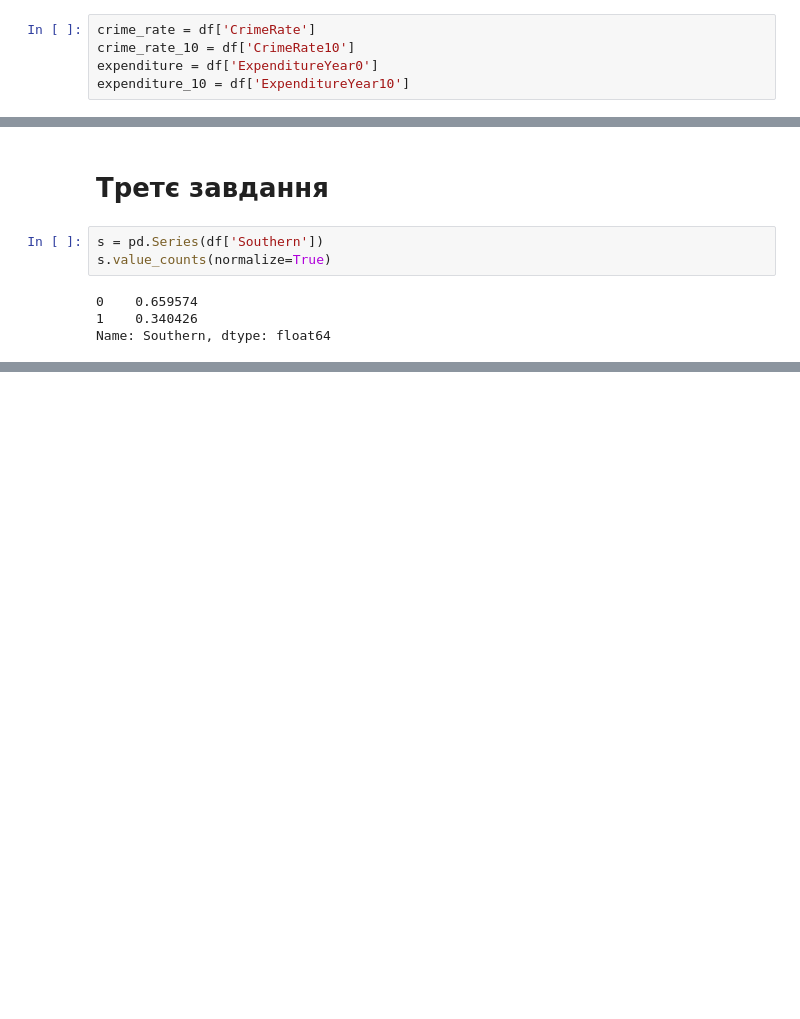
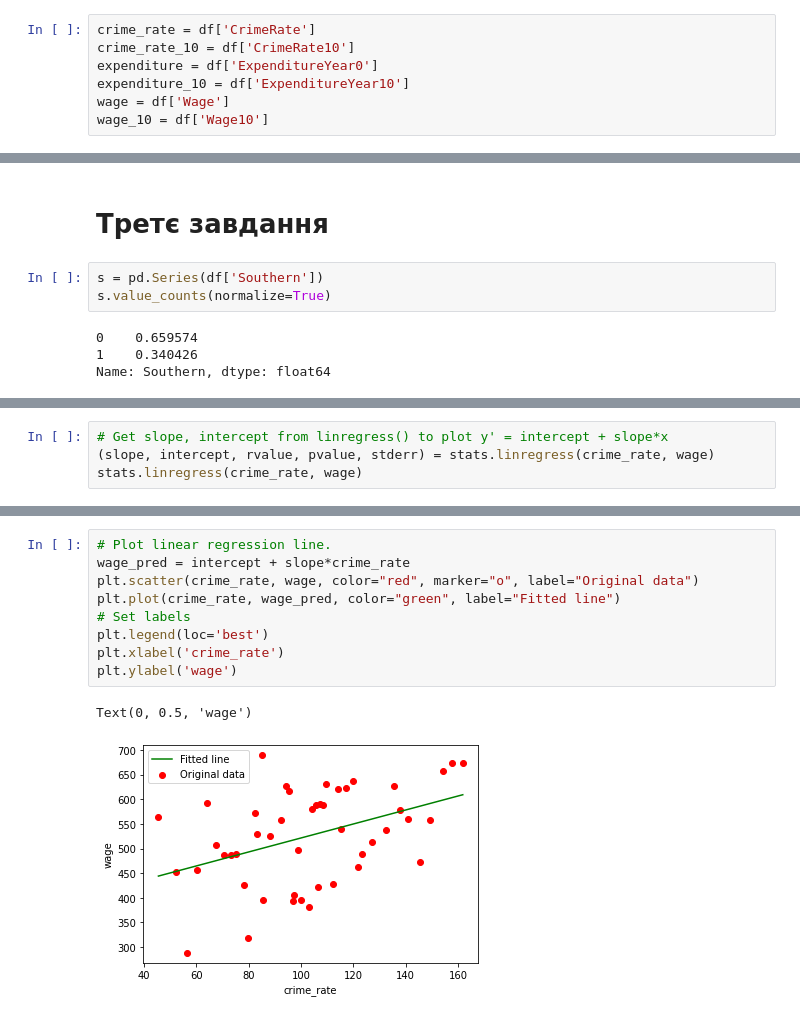
Before and after one commit to mezgoodle/ad_labs, a Jupyter notebook: docs/lab2/lab2.ipynb, the cells around one changed output, grey strips where cells are left out. Drawn from its saved outputs; the diff is of its cells as text; blank space fills up the shorter version.

```diff
--- a/docs/lab2/lab2.ipynb
+++ b/docs/lab2/lab2.ipynb
@@ -41,6 +42,8 @@ crime_rate = df['CrimeRate']
 crime_rate_10 = df['CrimeRate10']
 expenditure = df['ExpenditureYear0']
 expenditure_10 = df['ExpenditureYear10']
+wage = df['Wage']
+wage_10 = df['Wage10']
 # %%
 crime_rate
 # %% [output]
@@ -201,0 +247,4 @@ Name: Southern, dtype: float64
+# %%
+# Get slope, intercept from linregress() to plot y' = intercept + slope*x
+(slope, intercept, rvalue, pvalue, stderr) = stats.linregress(crime_rate, wage)
+stats.linregress(crime_rate, wage)
@@ -201,0 +257,12 @@ Name: Southern, dtype: float64
+# %%
+# Plot linear regression line.
+wage_pred = intercept + slope*crime_rate
+plt.scatter(crime_rate, wage, color="red", marker="o", label="Original data")
+plt.plot(crime_rate, wage_pred, color="green", label="Fitted line")
+# Set labels
+plt.legend(loc='best')
+plt.xlabel('crime_rate')
+plt.ylabel('wage')
+# %% [output]
+Text(0, 0.5, 'wage')
+[figure, added]
```
Also changed, not shown: parts of 6 cells of this notebook.
